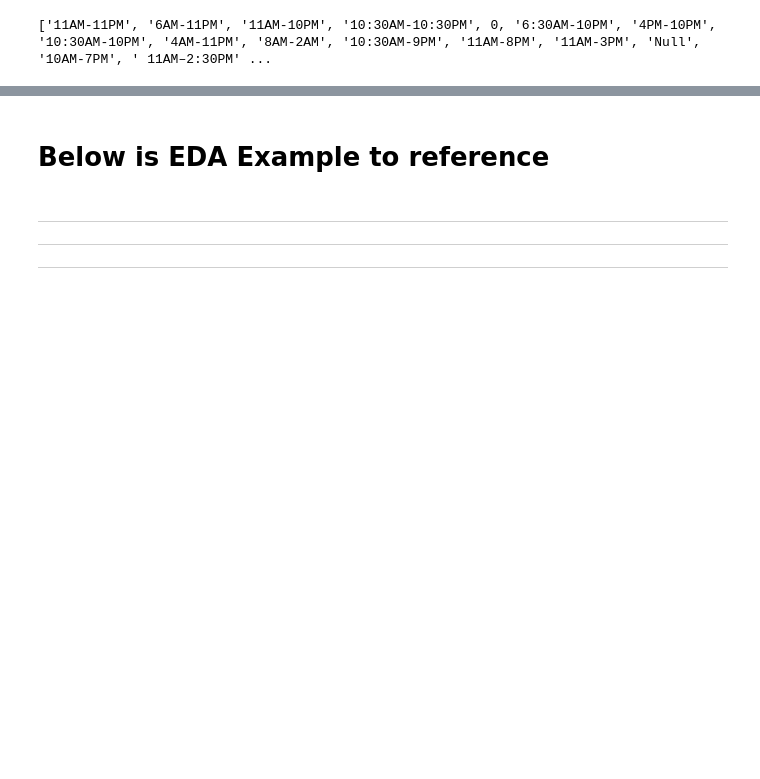
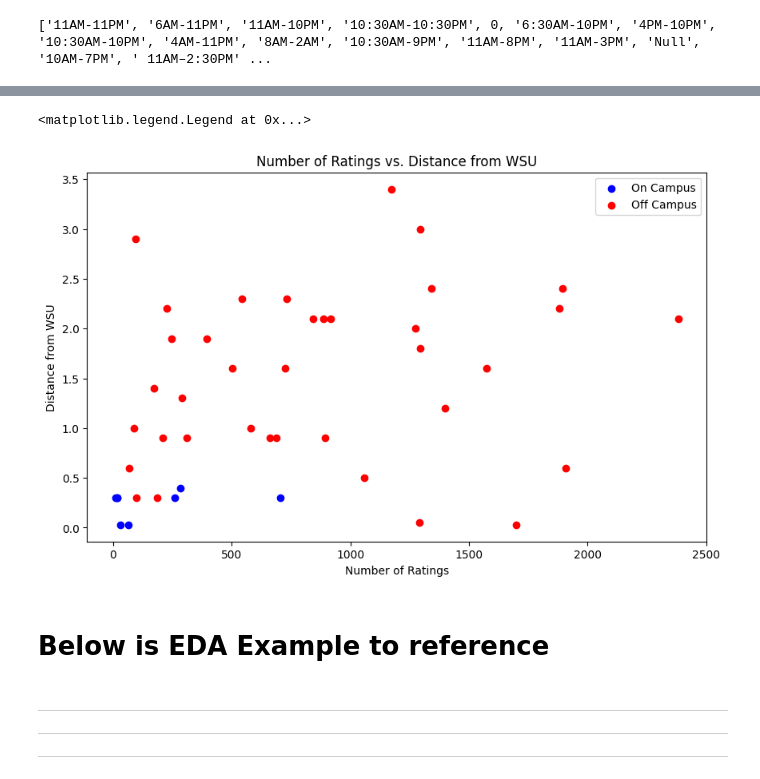
Before and after one commit to MarshallMor/Data-Science-Project, a Jupyter notebook: Group 5 Project.ipynb, the cells around one changed output, grey strips where cells are left out. Cells and saved outputs as stored; diff of their text form; code cells hidden in the pictures; blank space fills up the shorter version.

```diff
--- a/Group 5 Project.ipynb
+++ b/Group 5 Project.ipynb
@@ -600,3 +624,22 @@ print(restaurants)
+# %%
+on_campus = restaurants[restaurants['ON_CAMPUS'] == True]
+off_campus = restaurants[restaurants['ON_CAMPUS'] == False]
+plt.figure(figsize=(10, 6))
+
+# Plot on-campus data
+plt.scatter(on_campus['NUM_REVIEWS'], on_campus['DISTANCE FROM WSU'], color='blue', label='On Campus')
+
+# Plot off-campus data
+plt.scatter(off_campus['NUM_REVIEWS'], off_campus['DISTANCE FROM WSU'], color='red', label='Off Campus')
+
+# Add labels and title
+plt.xlabel('Number of Ratings')
+plt.ylabel('Distance from WSU')
+plt.title('Number of Ratings vs. Distance from WSU')
+plt.legend()
+# %% [output]
+<matplotlib.legend.Legend at 0x...>
+[figure, added]
 # %% [markdown]
 # Below is EDA Example to reference
 # %% [markdown]
```
Also changed, not shown: parts of 10 cells of this notebook.
